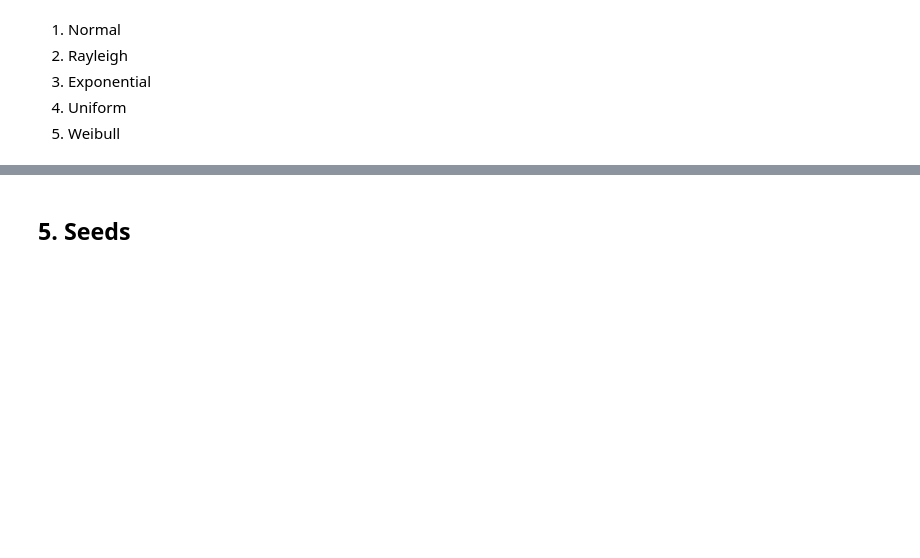
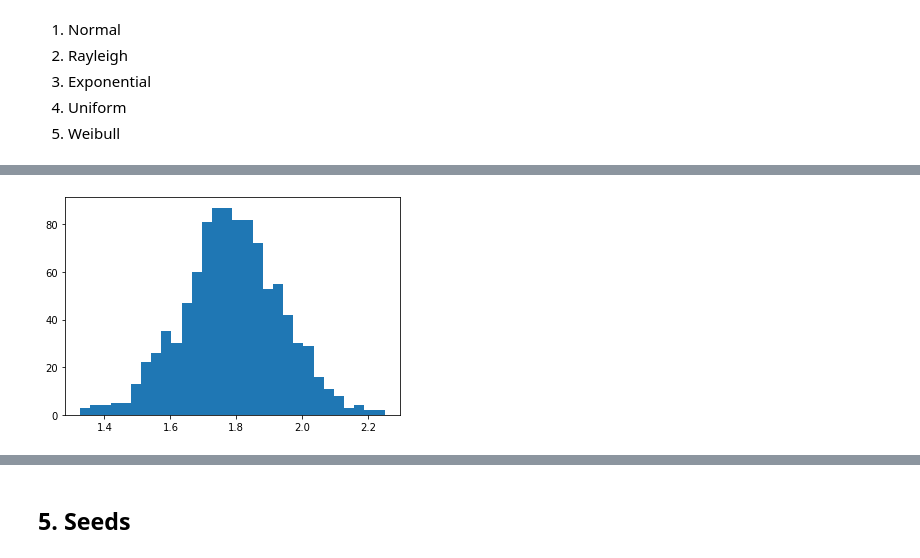
Before and after one commit to AndyWalker81/ProgrammingForDataAnalysis_Assessment, a Jupyter notebook: numpy-random.ipynb, the cells around one changed output, grey strips where cells are left out. Cells and saved outputs as stored; diff of their text form; code cells hidden in the pictures; blank space fills up the shorter version.

```diff
--- a/numpy-random.ipynb
+++ b/numpy-random.ipynb
@@ -712,0 +729,6 @@ sigma
+# %%
+count, bins, ignored = plt.hist(s, 30)
+
+plt.show()
+# %% [output]
+[figure, added]
```
Also changed, not shown: parts of 63 cells of this notebook.
